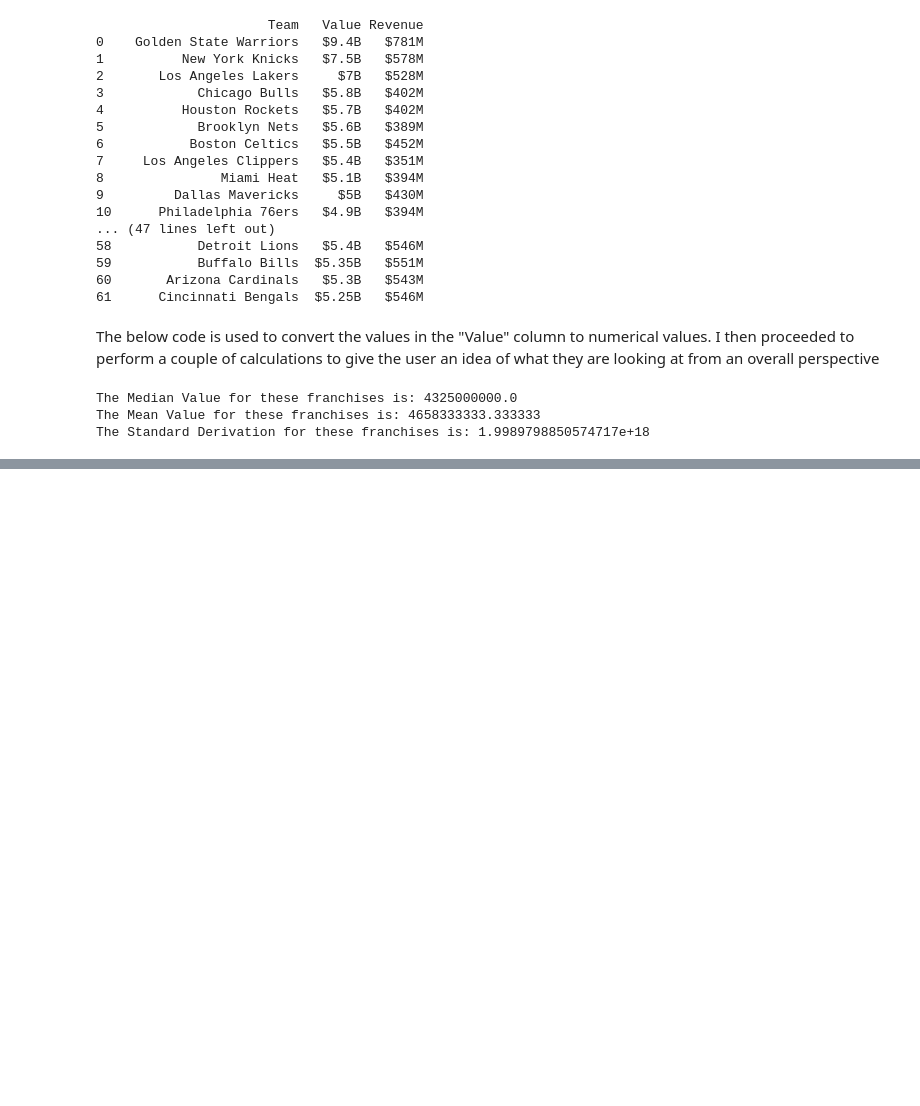
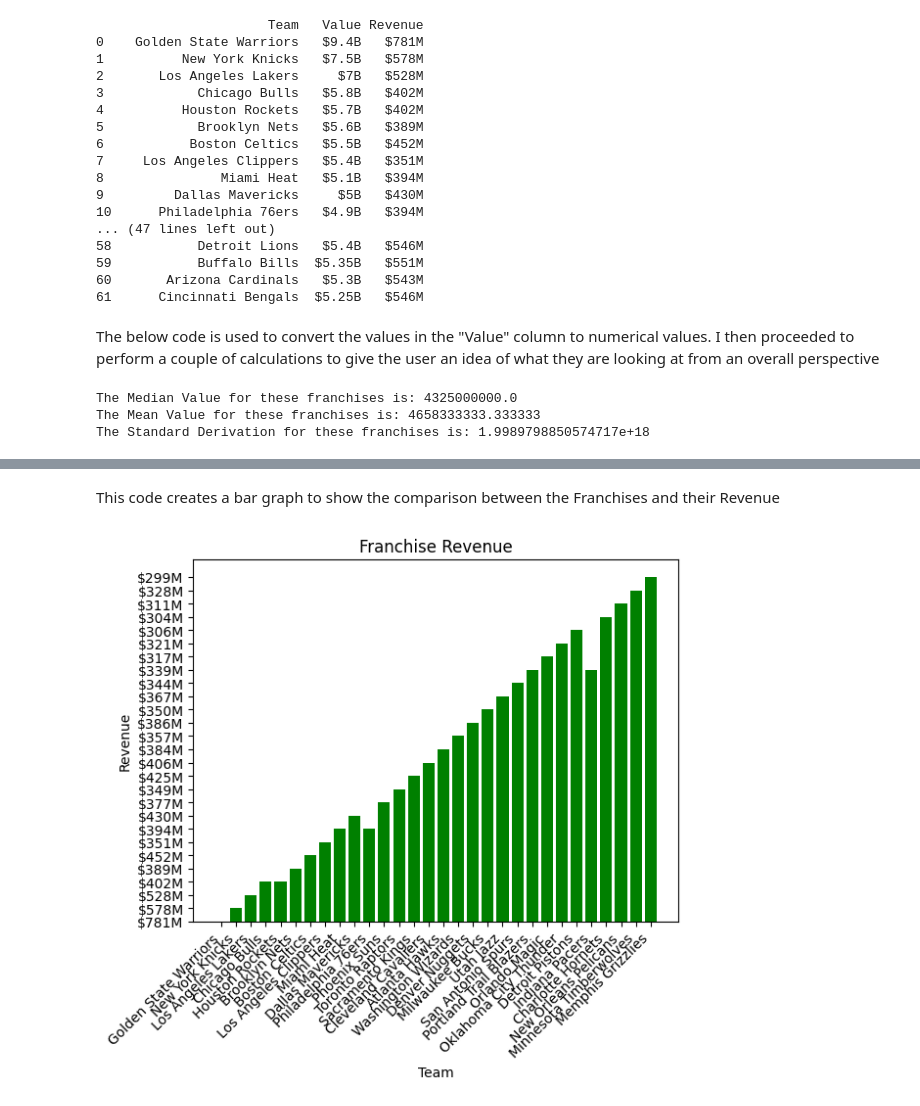
Before and after one commit to madisonkyguy/Kenscapstone, a Jupyter notebook: Capstone Code.ipynb, the cells around one changed output, grey strips where cells are left out. Saved outputs shown, nothing was run; the diff lists cells and outputs as text; code cells hidden in the pictures; blank space fills up the shorter version.

```diff
--- a/Capstone Code.ipynb
+++ b/Capstone Code.ipynb
@@ -118,0 +149,13 @@ The Standard Derivation for these franchises is: 1.9989798850574717e+18
+# %% [markdown]
+This code creates a bar graph to show the comparison between the Franchises and their Revenue
+# %%
+Revenue = df['Revenue']
+Team = df['Team']
+plt.bar(Team, Revenue, color='green')
+plt.title('Franchise Revenue')
+plt.xlabel("Team")
+plt.ylabel("Revenue")
+plt.xticks(rotation=45, ha='right')
+plt.show()
+# %% [output]
+[figure, added]
```
Also changed, not shown: parts of 6 cells of this notebook.
